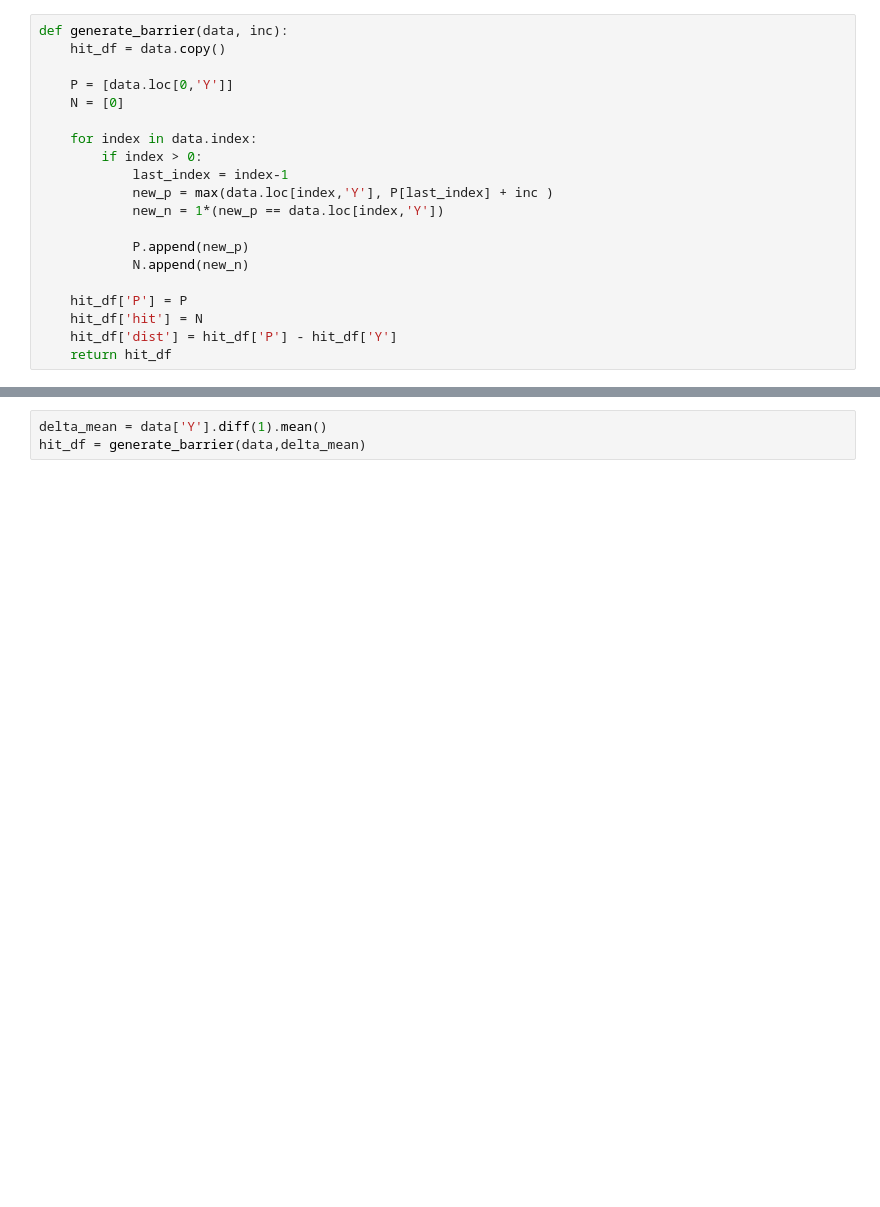
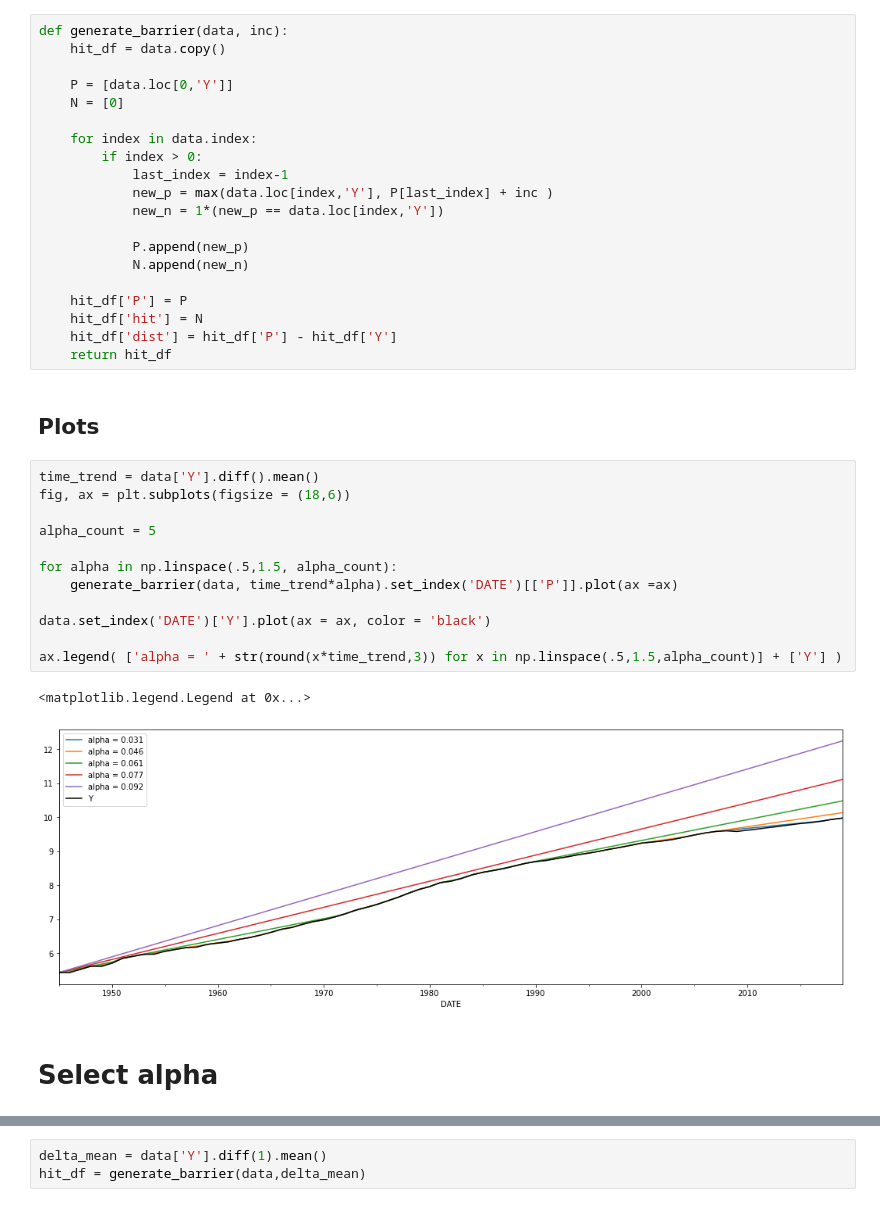
Before and after one commit to JonRMichel/anxious-unit-root, a Jupyter notebook: anxious uni root k period forecast (1).ipynb, the cells around one changed output, grey strips where cells are left out. Cells and saved outputs as stored; diff of their text form; blank space fills up the shorter version.

```diff
--- a/anxious uni root k period forecast (1).ipynb
+++ b/anxious uni root k period forecast (1).ipynb
@@ -34,3 +38,22 @@ def generate_barrier(data, inc):
     hit_df['hit'] = N
     hit_df['dist'] = hit_df['P'] - hit_df['Y']
     return hit_df
+# %% [markdown]
+## Plots
+# %%
+time_trend = data['Y'].diff().mean()
+fig, ax = plt.subplots(figsize = (18,6))
+
+alpha_count = 5
+
+for alpha in np.linspace(.5,1.5, alpha_count):
+    generate_barrier(data, time_trend*alpha).set_index('DATE')[['P']].plot(ax =ax)
+
+data.set_index('DATE')['Y'].plot(ax = ax, color = 'black')
+
+ax.legend( ['alpha = ' + str(round(x*time_trend,3)) for x in np.linspace(.5,1.5,alpha_count)] + ['Y'] )
+# %% [output]
+<matplotlib.legend.Legend at 0x...>
+[figure, added]
+# %% [markdown]
+# Select alpha
```
Also changed, not shown: parts of 10 cells of this notebook, 1 other file.
